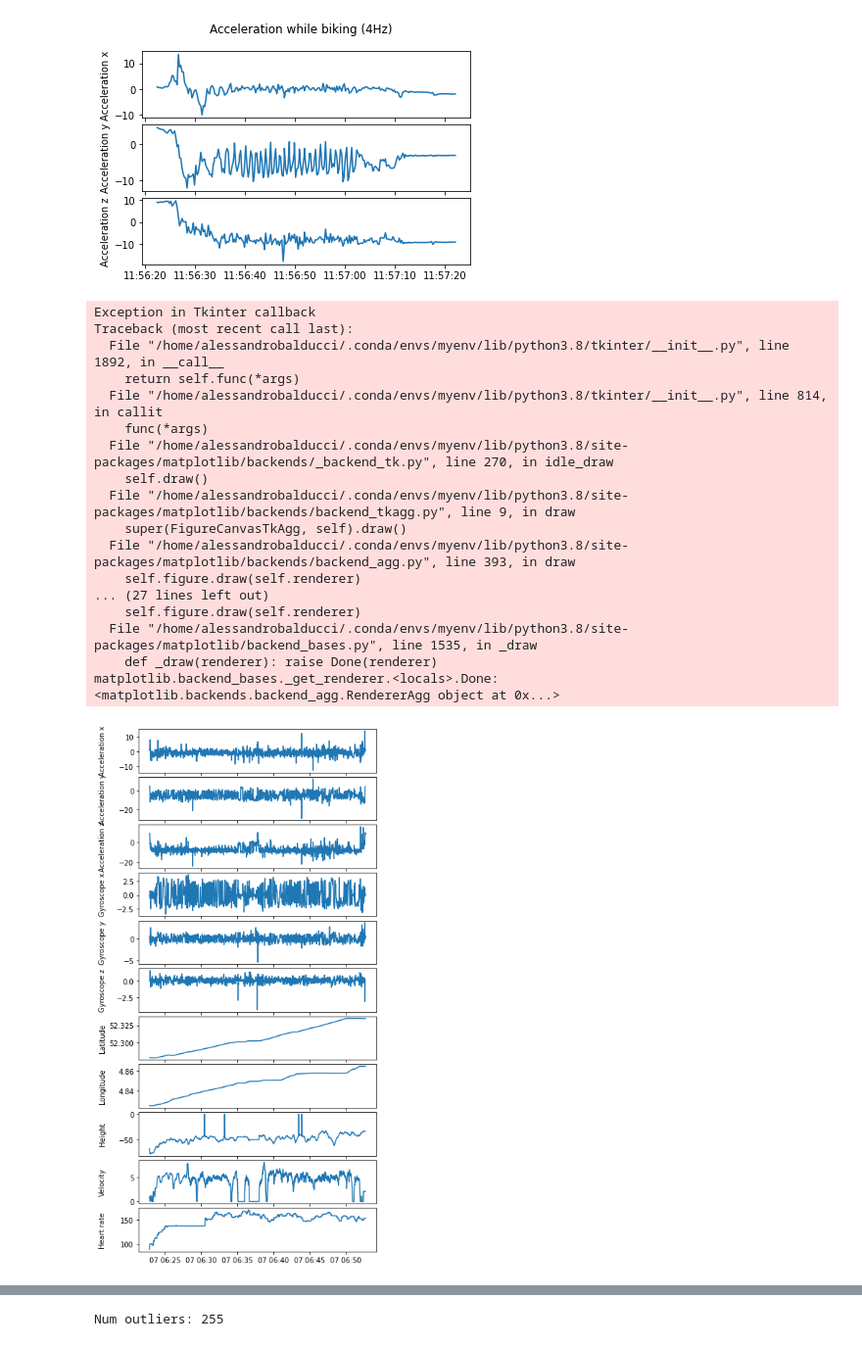
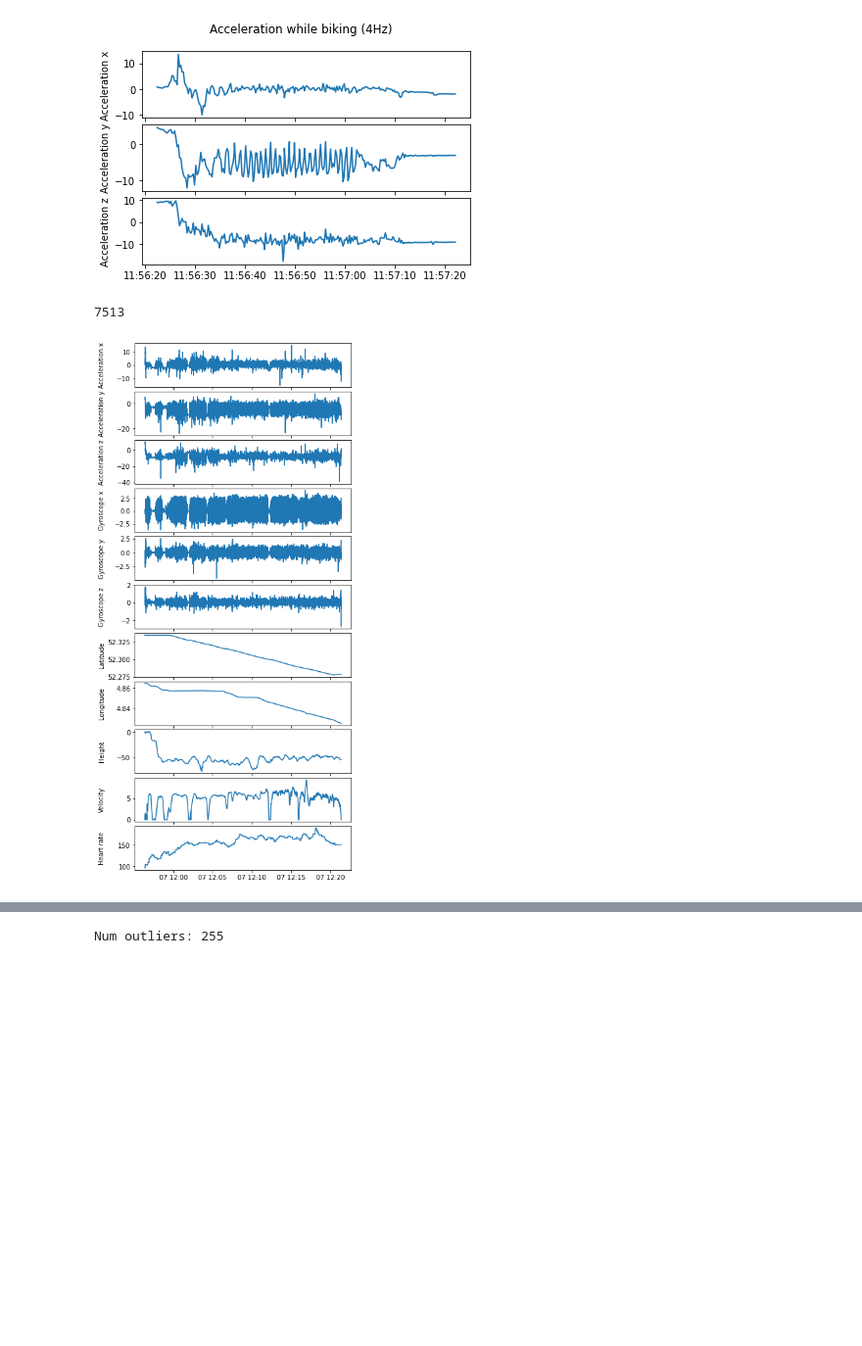
Before and after one commit to lucashecht/ML4QS, a Jupyter notebook: Parse Data Alessandro.ipynb, the cells around one changed output, grey strips where cells are left out. Shown at 98% size. Drawn from its saved outputs; the diff is of its cells as text; code cells hidden in the pictures; blank space fills up the shorter version.

```diff
--- a/Parse Data Alessandro.ipynb
+++ b/Parse Data Alessandro.ipynb
@@ -199,7 +199,8 @@ plt.savefig("biking_acceleration_4hz.pdf", format="pdf", bbox_inches="tight")
 target_tram = "Tram 08-06-23 11:05"
 target_walk = "Walk 08-06-23 10:41"
 
-df = read_combined(target_dir)
+df = read_combined(target_dir2)
+print(len(df))
 
 def plot_outliers(ax, df, col):
     ax.plot(df.loc[df[col + "_outlier"] == True, "time"], df.loc[df[col + "_outlier"] == True, col], "rx")
@@ -245,51 +246,35 @@ def full_plot(df, show_outliers=False, filename=None):
     axes[7].plot(df["time"], df["longitude"])
     if show_outliers:
         plot_outliers(axes[7], df, "longitude")
     axes[7].set_ylabel("Longitude")
 
     axes[8].plot(df["time"], df["height"])
     if show_outliers:
         plot_outliers(axes[8], df, "height")
     axes[8].set_ylabel("Height")
 
     axes[9].plot(df["time"], df["velocity"])
     if show_outliers:
         plot_outliers(axes[9], df, "velocity")
     axes[9].set_ylabel("Velocity")
 
     axes[10].plot(df["time"], df["heart_rate"])
     if show_outliers:
         plot_outliers(axes[10], df, "heart_rate")
     axes[10].set_ylabel("Heart rate")
 
 
     plt.subplots_adjust(hspace=0.1)
     fig.align_labels()
 
     if filename is not None:
         plt.savefig(filename, format="pdf", bbox_inches="tight")
 
 
 full_plot(df)
 # %% [output]
-Exception in Tkinter callback
-Traceback (most recent call last):
-  File "/home/alessandrobalducci/.conda/envs/myenv/lib/python3.8/tkinter/__init__.py", line 1892, in __call__
-    return self.func(*args)
-  File "/home/alessandrobalducci/.conda/envs/myenv/lib/python3.8/tkinter/__init__.py", line 814, in callit
-    func(*args)
-  File "/home/alessandrobalducci/.conda/envs/myenv/lib/python3.8/site-packages/matplotlib/backends/_backend_tk.py", line 270, in idle_draw
-    self.draw()
-  File "/home/alessandrobalducci/.conda/envs/myenv/lib/python3.8/site-packages/matplotlib/backends/backend_tkagg.py", line 9, in draw
-    super(FigureCanvasTkAgg, self).draw()
-  File "/home/alessandrobalducci/.conda/envs/myenv/lib/python3.8/site-packages/matplotlib/backends/backend_agg.py", line 393, in draw
-    self.figure.draw(self.renderer)
-... (27 lines left out)
-    self.figure.draw(self.renderer)
-  File "/home/alessandrobalducci/.conda/envs/myenv/lib/python3.8/site-packages/matplotlib/backend_bases.py", line 1535, in _draw
-    def _draw(renderer): raise Done(renderer)
-matplotlib.backend_bases._get_renderer.<locals>.Done: <matplotlib.backends.backend_agg.RendererAgg object at 0x...>
+7513
-[figure, old version]
+[figure, new version]
 # %%
 import Python3Code.Chapter3.OutlierDetection as od
 
```
Also changed, not shown: parts of 7 cells of this notebook.
